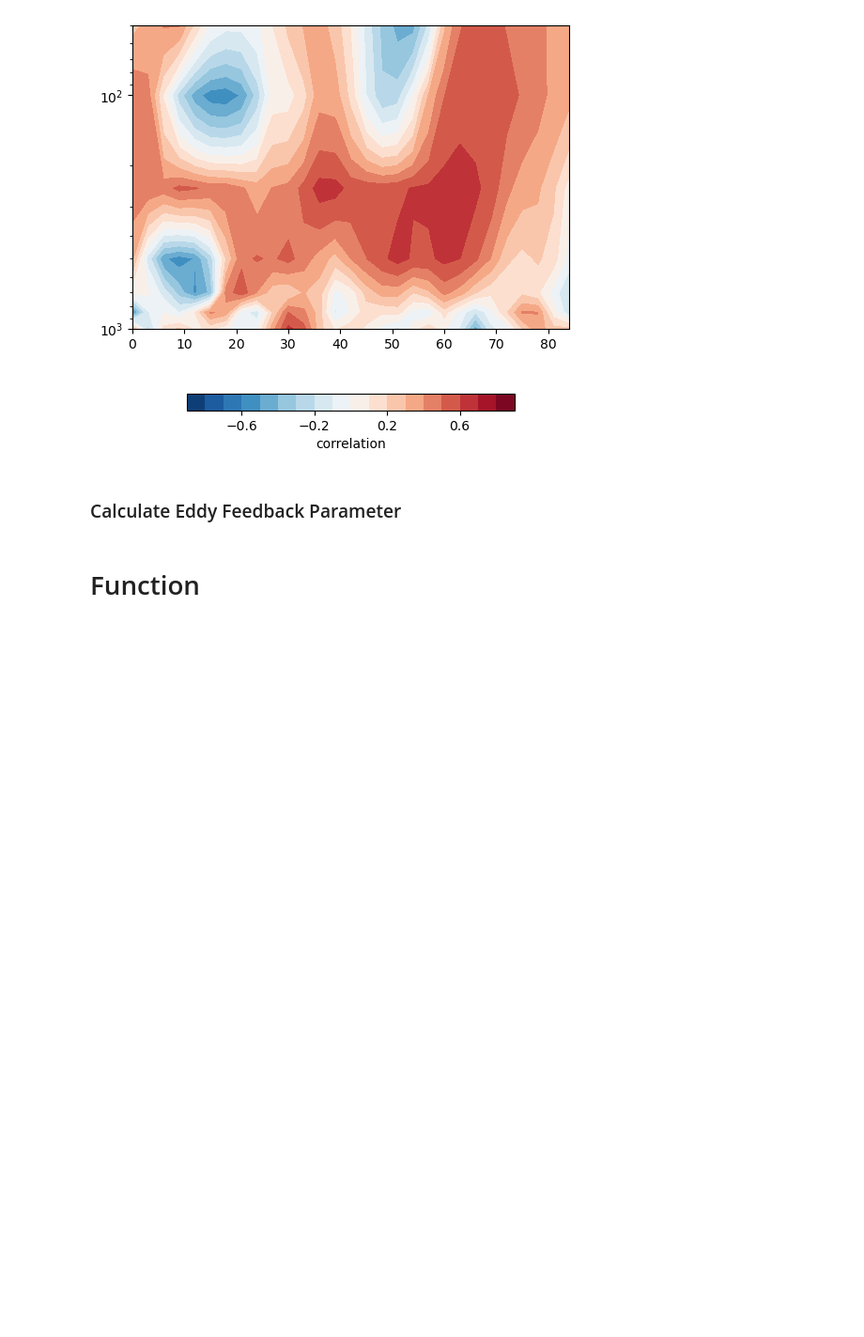
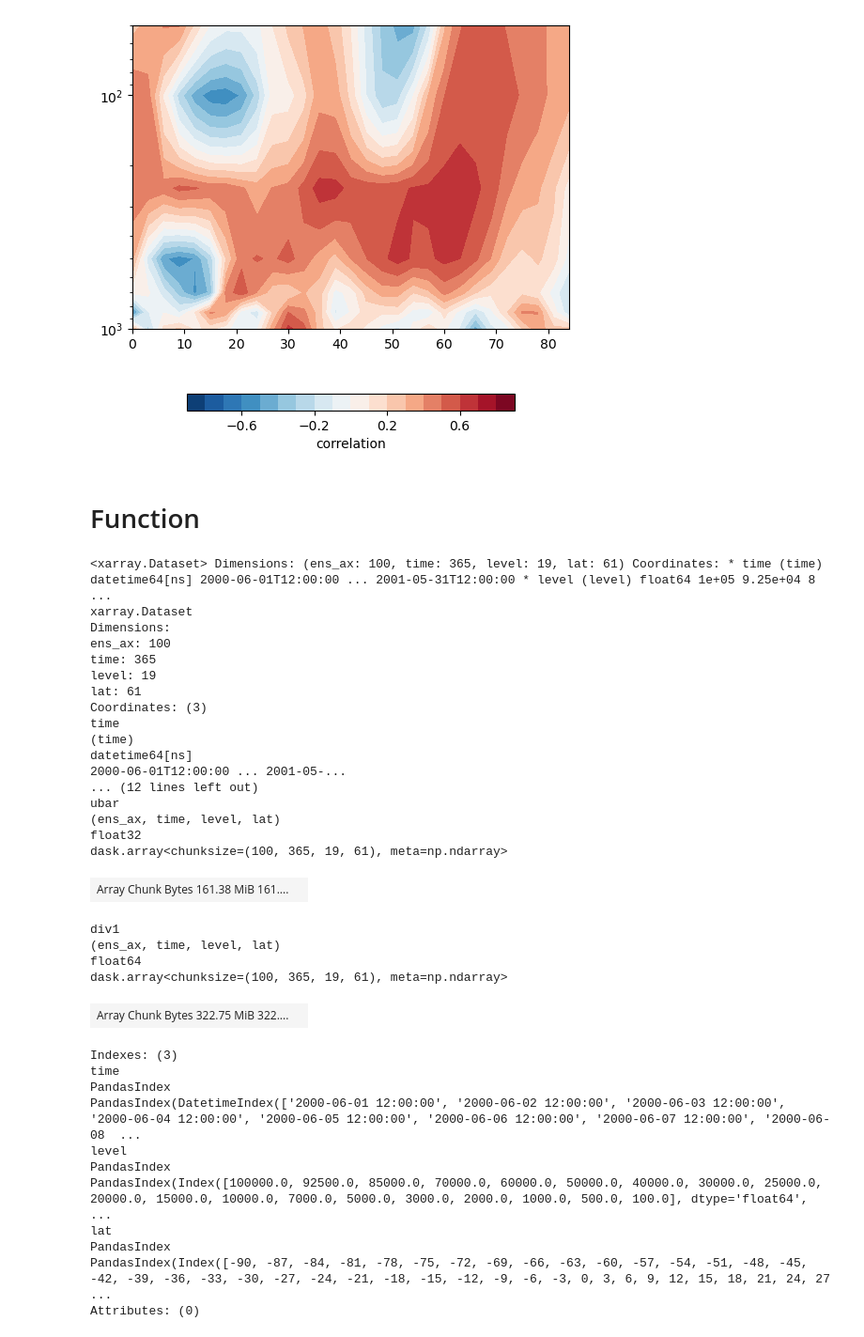
Before and after one commit to Caturrell/eddy_feedback, a Jupyter notebook: data_stuff/calculations/pamip_function.ipynb, the cells around one changed output. Shown at 94% size. Saved outputs shown, nothing was run; the diff lists cells and outputs as text; code cells hidden in the pictures; blank space fills up the shorter version.

```diff
--- a/data_stuff/calculations/pamip_function.ipynb
+++ b/data_stuff/calculations/pamip_function.ipynb
@@ -86,12 +87,46 @@ plt.yscale('log')
 plt.show()
 # %% [output]
 [figure]
-# %% [markdown]
-### Calculate Eddy Feedback Parameter
 # %% [markdown]
 # Function
 # %%
 ds = xr.open_mfdataset('/gws/nopw/j04/arctic_connect/cturrell/PAMIP_data/regridded/AWI_3x3_ef.nc')
+ds
+# %% [output]
+<xarray.Dataset> Dimensions: (ens_ax: 100, time: 365, level: 19, lat: 61) Coordinates: * time (time) datetime64[ns] 2000-06-01T12:00:00 ... 2001-05-31T12:00:00 * level (level) float64 1e+05 9.25e+04 8 ...
+xarray.Dataset
+Dimensions:
+ens_ax: 100
+time: 365
+level: 19
+lat: 61
+Coordinates: (3)
+time
+(time)
+datetime64[ns]
+2000-06-01T12:00:00 ... 2001-05-...
+... (12 lines left out)
+ubar
+(ens_ax, time, level, lat)
+float32
+dask.array<chunksize=(100, 365, 19, 61), meta=np.ndarray>
+| Array Chunk Bytes 161.38 MiB 161.... |  |
+div1
+(ens_ax, time, level, lat)
+float64
+dask.array<chunksize=(100, 365, 19, 61), meta=np.ndarray>
+| Array Chunk Bytes 322.75 MiB 322.... |  |
+Indexes: (3)
+time
+PandasIndex
+PandasIndex(DatetimeIndex(['2000-06-01 12:00:00', '2000-06-02 12:00:00', '2000-06-03 12:00:00', '2000-06-04 12:00:00', '2000-06-05 12:00:00', '2000-06-06 12:00:00', '2000-06-07 12:00:00', '2000-06-08  ...
+level
+PandasIndex
+PandasIndex(Index([100000.0, 92500.0, 85000.0, 70000.0, 60000.0, 50000.0, 40000.0, 30000.0, 25000.0, 20000.0, 15000.0, 10000.0, 7000.0, 5000.0, 3000.0, 2000.0, 1000.0, 500.0, 100.0], dtype='float64',  ...
+lat
+PandasIndex
+PandasIndex(Index([-90, -87, -84, -81, -78, -75, -72, -69, -66, -63, -60, -57, -54, -51, -48, -45, -42, -39, -36, -33, -30, -27, -24, -21, -18, -15, -12, -9, -6, -3, 0, 3, 6, 9, 12, 15, 18, 21, 24, 27 ...
+Attributes: (0)
 # %%
 def plot_pamip_correlation(ds, check_vars=False, take_seasonal=True, logscale=True, show_rect=True,
                            top_atmos=10., cut_poles=90, label='DJF'):
```
Also changed, not shown: parts of 8 cells of this notebook, 10 other files.
